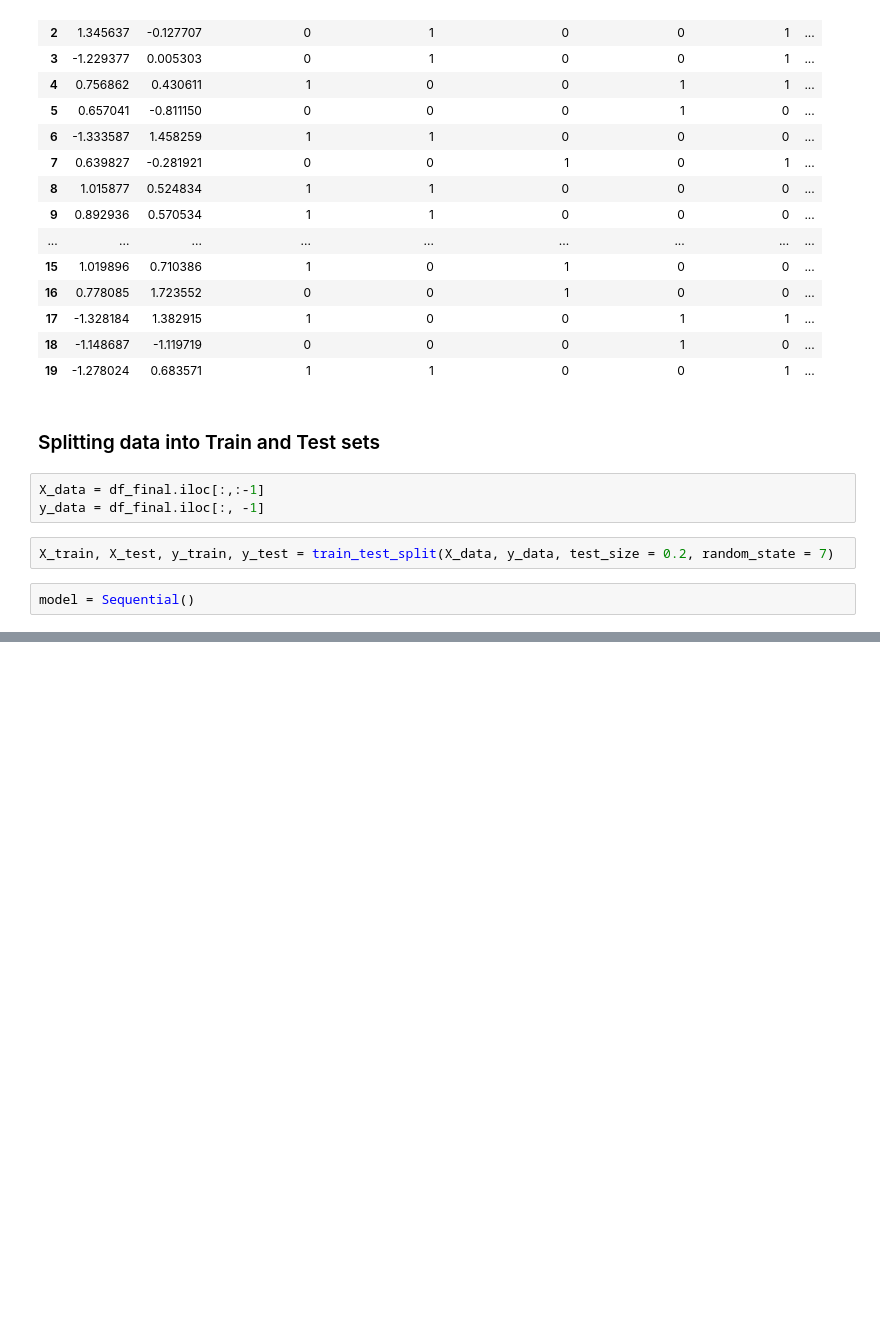
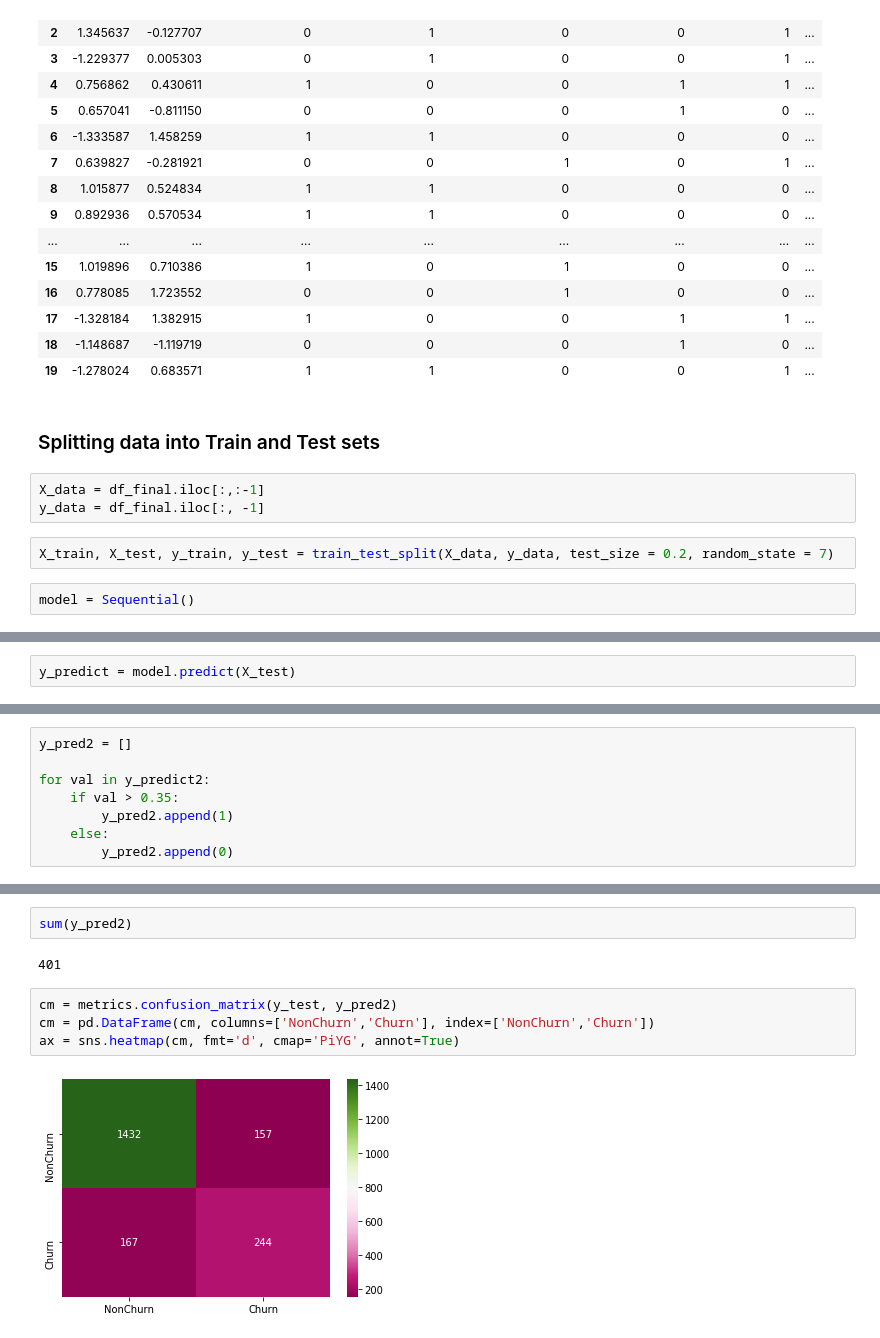
Before and after one commit to rmaciel-prog/PGP-IAML, a Jupyter notebook: Project-BankChurnPrediction-NeuralNets.ipynb, the cells around one changed output, grey strips where cells are left out. Drawn from its saved outputs; the diff is of its cells as text; blank space fills up the shorter version.

```diff
--- a/Project-BankChurnPrediction-NeuralNets.ipynb
+++ b/Project-BankChurnPrediction-NeuralNets.ipynb
@@ -245,0 +256,2 @@ print(results)
+# %%
+y_predict = model.predict(X_test)
@@ -245,0 +390,8 @@ print(results)
+# %%
+y_pred2 = []
+
+for val in y_predict2:
+    if val > 0.35:
+        y_pred2.append(1)
+    else:
+        y_pred2.append(0)
@@ -245,0 +410,10 @@ print(results)
+# %%
+sum(y_pred2)
+# %% [output]
+401
+# %%
+cm = metrics.confusion_matrix(y_test, y_pred2)
+cm = pd.DataFrame(cm, columns=['NonChurn','Churn'], index=['NonChurn','Churn'])
+ax = sns.heatmap(cm, fmt='d', cmap='PiYG', annot=True)
+# %% [output]
+[figure, added]
```
Also changed, not shown: parts of 26 cells of this notebook.
